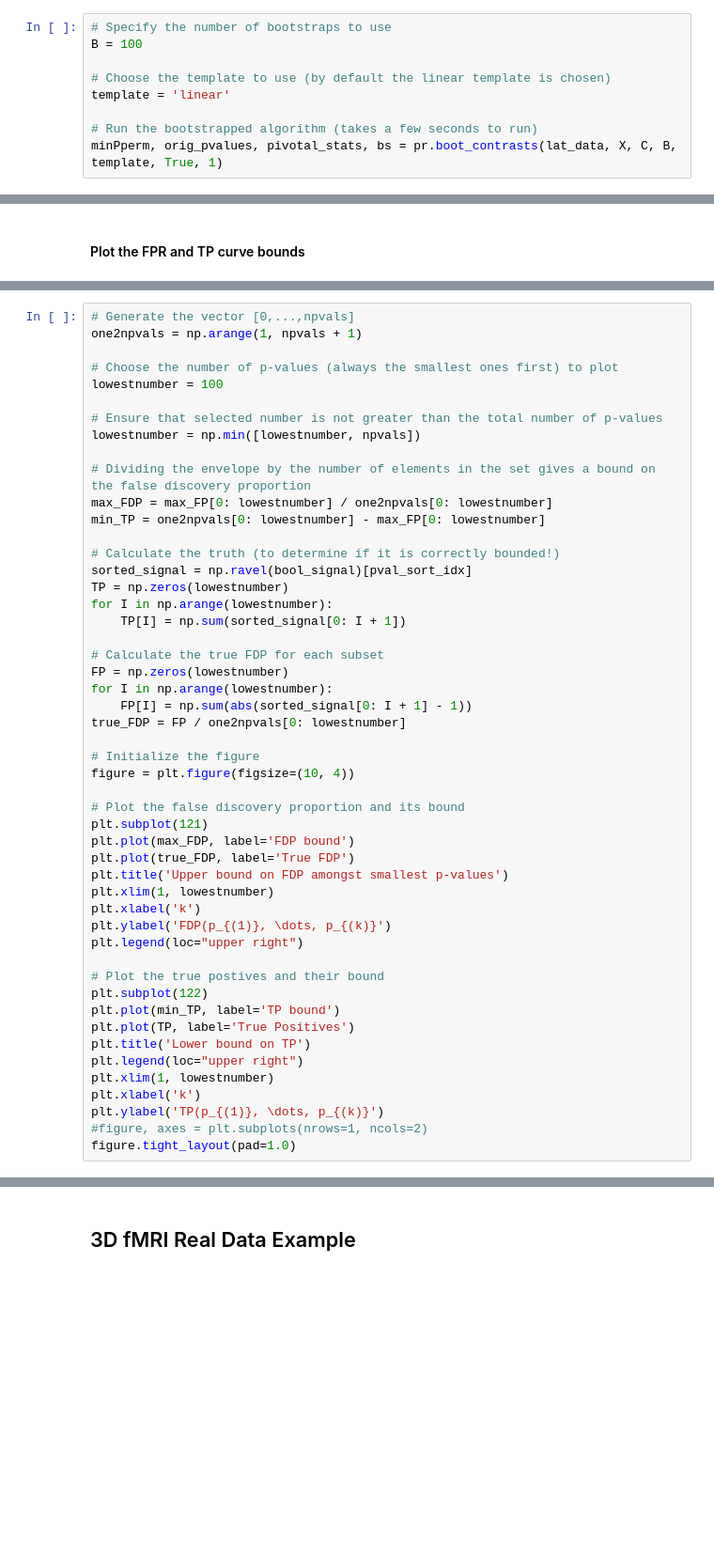
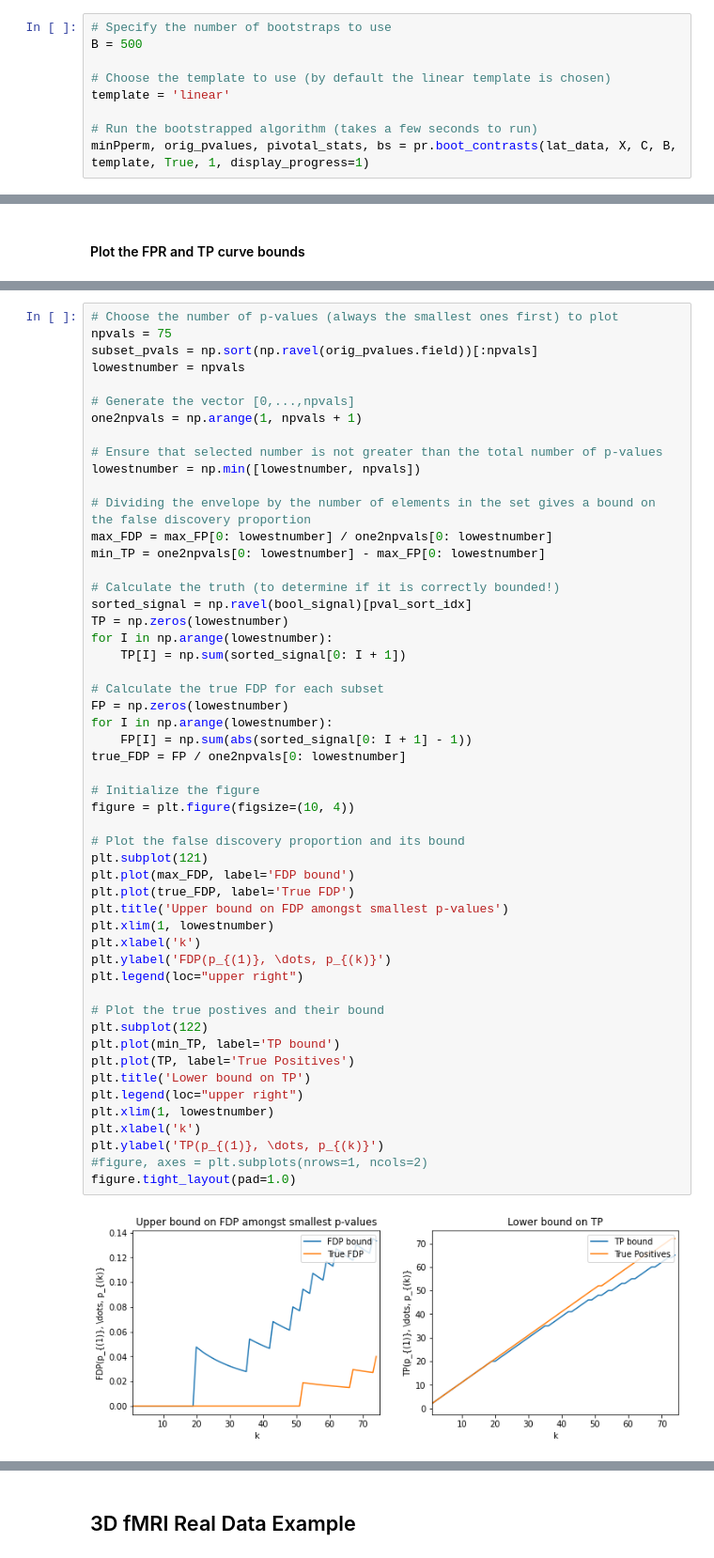
Before and after one commit to sjdavenport/2023_obhm_course, a Jupyter notebook: pyperm_ohbm_practical.ipynb, the cells around one changed output, grey strips where cells are left out. Shown at 94% size. Saved outputs shown, nothing was run; the diff lists cells and outputs as text; blank space fills up the shorter version.

```diff
--- a/pyperm_ohbm_practical.ipynb
+++ b/pyperm_ohbm_practical.ipynb
@@ -84,10 +97,10 @@ plt.imshow(signal)
 Bootstrapping is performed using the residuals of the linear model. This gives test-statistics that have the same asymptotic distribution as the limiting test-statistic (under the null). See Eck 2017 and Freedman 1981 for further details. In our context we use these to obtain bootstrapped pivotal statistics which allow us to obtain asymptotic JER control.
 # %%
 # Specify the number of bootstraps to use
-B = 100
+B = 500
 
 # Choose the template to use (by default the linear template is chosen)
 template = 'linear'
 
 # Run the bootstrapped algorithm (takes a few seconds to run)
-minPperm, orig_pvalues, pivotal_stats, bs = pr.boot_contrasts(lat_data, X, C, B, template, True, 1)
+minPperm, orig_pvalues, pivotal_stats, bs = pr.boot_contrasts(lat_data, X, C, B, template, True, 1, display_progress=1)
@@ -184,9 +241,11 @@ print(max_FP[0: 10])
 # %%
+# Choose the number of p-values (always the smallest ones first) to plot
+npvals = 75
+subset_pvals = np.sort(np.ravel(orig_pvalues.field))[:npvals]
+lowestnumber = npvals
+
 # Generate the vector [0,...,npvals]
 one2npvals = np.arange(1, npvals + 1)
-
-# Choose the number of p-values (always the smallest ones first) to plot
-lowestnumber = 100
 
 # Ensure that selected number is not greater than the total number of p-values
 lowestnumber = np.min([lowestnumber, npvals])
@@ -204,30 +263,32 @@ for I in np.arange(lowestnumber):
 # Calculate the true FDP for each subset
 FP = np.zeros(lowestnumber)
 for I in np.arange(lowestnumber):
     FP[I] = np.sum(abs(sorted_signal[0: I + 1] - 1))
 true_FDP = FP / one2npvals[0: lowestnumber]
 
 # Initialize the figure
 figure = plt.figure(figsize=(10, 4))
 
 # Plot the false discovery proportion and its bound
 plt.subplot(121)
 plt.plot(max_FDP, label='FDP bound')
 plt.plot(true_FDP, label='True FDP')
 plt.title('Upper bound on FDP amongst smallest p-values')
 plt.xlim(1, lowestnumber)
 plt.xlabel('k')
 plt.ylabel('FDP(p_{(1)}, \dots, p_{(k)}')
 plt.legend(loc="upper right")
 
 # Plot the true postives and their bound
 plt.subplot(122)
 plt.plot(min_TP, label='TP bound')
 plt.plot(TP, label='True Positives')
 plt.title('Lower bound on TP')
 plt.legend(loc="upper right")
 plt.xlim(1, lowestnumber)
 plt.xlabel('k')
 plt.ylabel('TP(p_{(1)}, \dots, p_{(k)}')
 #figure, axes = plt.subplots(nrows=1, ncols=2)
 figure.tight_layout(pad=1.0)
+# %% [output]
+[figure, added]
```
Also changed, not shown: parts of 38 cells of this notebook, 1 other file.
